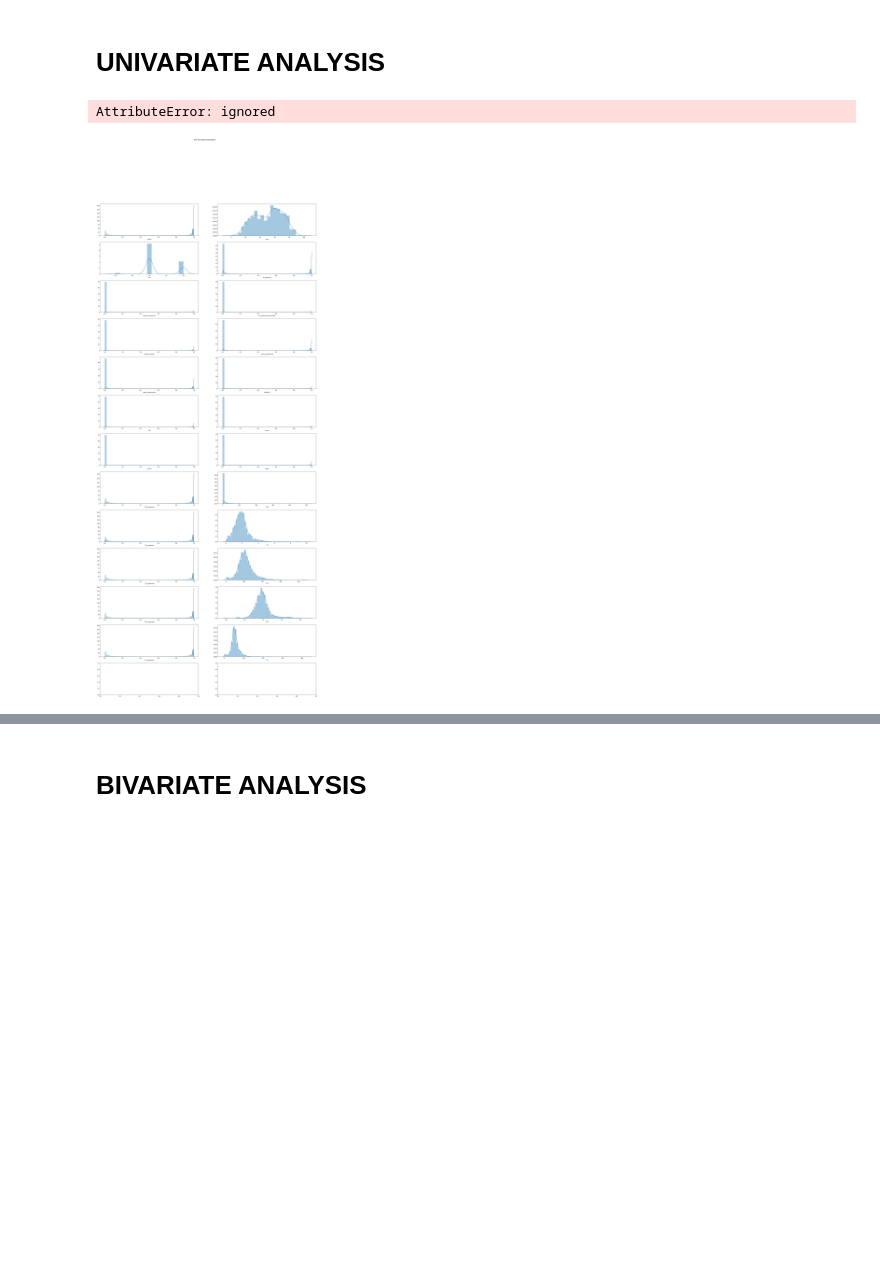
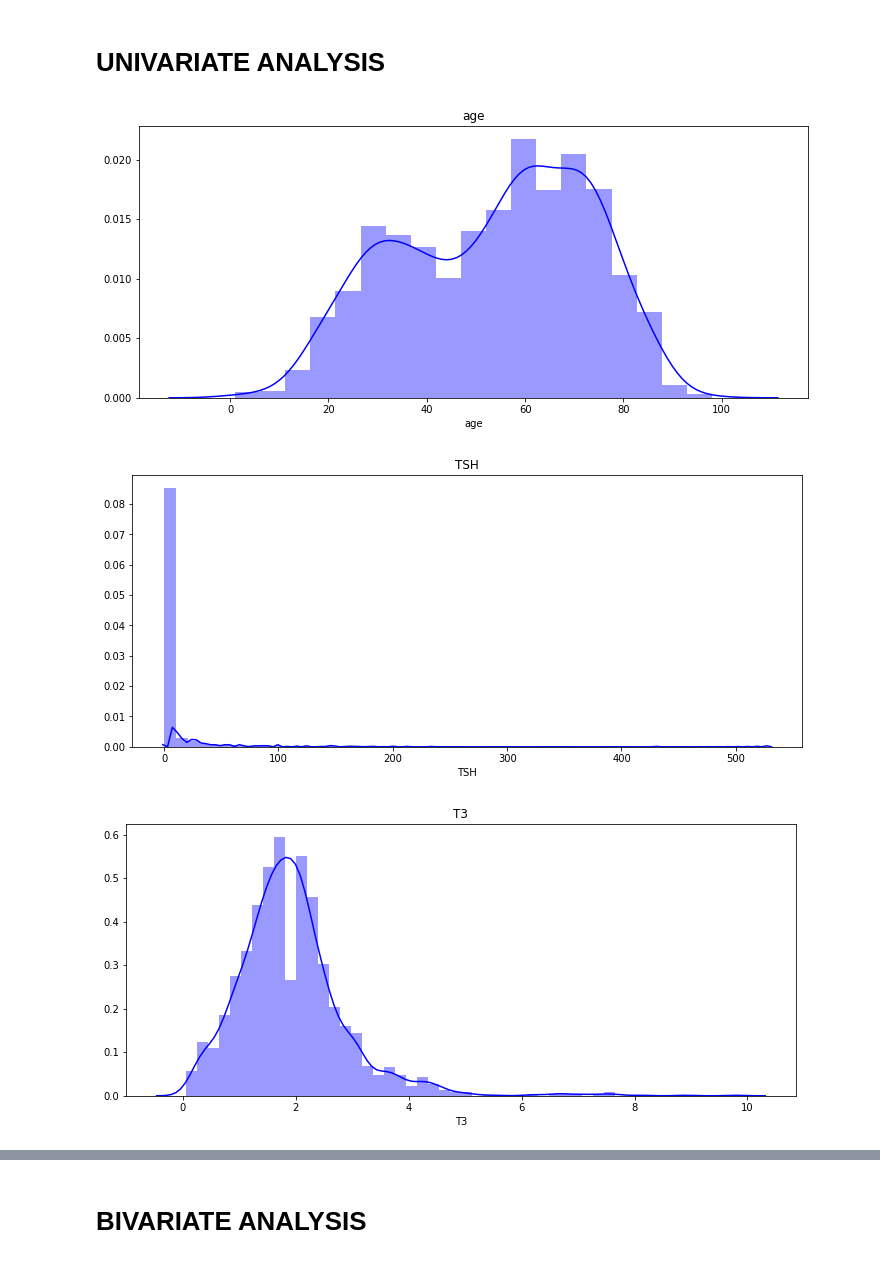
Before and after one commit to Kevinsamuelgitau/W9-IP, a Jupyter notebook: SAMUEL_GITAU_W8_IP.ipynb, the cells around one changed output, grey strips where cells are left out. Saved outputs shown, nothing was run; the diff lists cells and outputs as text; code cells hidden in the pictures; blank space fills up the shorter version.

```diff
--- a/SAMUEL_GITAU_W8_IP.ipynb
+++ b/SAMUEL_GITAU_W8_IP.ipynb
@@ -335,42 +348,14 @@ df_clean.shape
 # EDA
 # %% [markdown]
 # UNIVARIATE ANALYSIS
-# %%
-# To data distribution
-#
-
-fig, ((ax1, ax2), (ax3, ax4),(ax5, ax6), (ax7, ax8),(ax9,ax10), (ax11,ax12), (ax13,ax14), (ax15,ax16), (ax17,ax18), (ax19,ax20), (ax21,ax22), (ax23,ax24), (ax25,ax26)) = plt.subplots(13,2, figsize=(30, 70))
-
-fig.suptitle('Numerical Data Distribution')
-
-
-sns.distplot(df['status'], ax=ax1)
-sns.distplot(df['age'], ax=ax2)
-sns.distplot(df['sex'], ax=ax3)
-sns.distplot(df['on_thyroxine'], ax=ax4)
-sns.distplot(df['query_on_thyroxine'], ax=ax5)
-sns.distplot(df['on_antithyroid_medication'], ax=ax6)
-sns.distplot(df['thyroid_surgery'], ax=ax7)
-sns.distplot(df['query_hypothyroid'], ax=ax8)
-sns.distplot(df['query_hyperthyroid'], ax=ax9)
-sns.distplot(df['pregnant'], ax=ax10)
-sns.distplot(df['sick'], ax=ax11)
-sns.distplot(df['tumor'], ax=ax12)
-sns.distplot(df['lithium'], ax=ax13)
-sns.distplot(df['goitre'], ax=ax14)
-sns.distplot(df['TSH_measured'], ax=ax15)
-sns.distplot(df['TSH'], ax=ax16)
-sns.distplot(df['T3_measured'], ax=ax17)
-sns.distplot(df['T3'], ax=ax18)
-sns.distplot(df['TT4_measured'], ax=ax19)
-sns.distplot(df['TT4'], ax=ax20)
-sns.distplot(df['T4U_measured'], ax=ax21)
-sns.distplot(df['T4U'], ax=ax22)
-sns.distplot(df['FTI_measured'], ax=ax23)
-sns.distplot(df['FTI'], ax=ax24)
-sns.distplots(df['TBG_measured'], ax=ax25)
-
-plt.show()
-# %% [output]
-AttributeError: ignored
-[figure, removed]
+# %%
+# Plot histogram for numerical values
+
+for i, j in enumerate(numerical):
+  plt.figure(figsize=(12, 5))
+  plt.title(j)
+  sns.distplot(df[j], color='blue', norm_hist=True)
+# %% [output]
+[figure, added]
+[figure, added]
+[figure, added]
```
Also changed, not shown: parts of 18 cells of this notebook.
